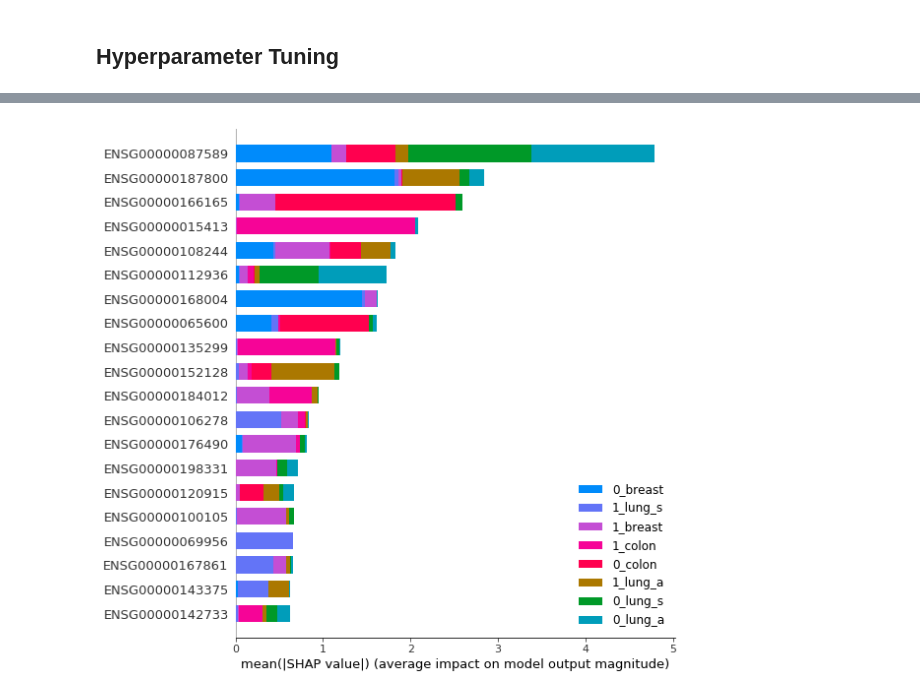
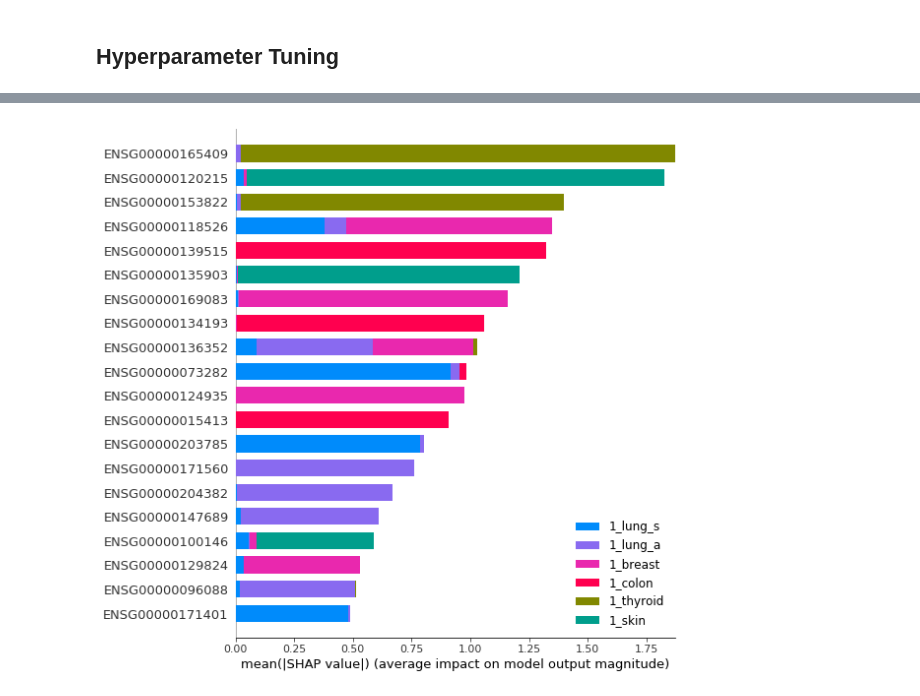
Before and after one commit to mikesamir/oncological_gene_expression_analysis, a Jupyter notebook: 1_XGBoost.ipynb, the cells around one changed output, grey strips where cells are left out. Saved outputs shown, nothing was run; the diff lists cells and outputs as text; code cells hidden in the pictures.

```diff
--- a/1_XGBoost.ipynb
+++ b/1_XGBoost.ipynb
@@ -158,14 +162,14 @@ os.environ['KMP_DUPLICATE_LIB_OK']='True'
 # %%
 from xgboost import XGBClassifier
-xgb = XGBClassifier(num_class = 6)
+xgb = XGBClassifier(num_class = 12)
 
 cv_params = {'max_depth': [7, 11],
-             'min_child_weight': [1,2],
+             'min_child_weight': [1],
              'n_estimators': [500, 1500],
-             'learning_rate': [0.1, 0.2],
+             'learning_rate': [0.1, 0.05],
              'subsample': [0.6, 0.8],
-             'colsample_bytree': [0.5, 0.8],
-             'gamma': [0.1, 0.5],
+             'colsample_bytree': [0.3, 0.5],
+             'gamma': [0.1, 0.01],
              'seed':[1888],
              'objective': ['multi:softmax']}
 
@@ -182,7 +186,7 @@ print(optimized_GBM.best_score_)
 print(optimized_GBM.best_params_)
 
 results = pd.DataFrame({"Best Score": optimized_GBM.best_score_, "Best Params": (optimized_GBM.best_params_)})
-results.to_csv("Tune_XGBoost.csv")
+results.to_csv("Tune_XGBoost_1.csv")
 
 # Optimize for accuracy since that is the metric used in the Adult Data Set notation
 # %% [output]
@@ -226,11 +247,12 @@ optimized_GBM.best_params_
 # %%
-x = {'colsample_bytree': 0.8,
- 'gamma': 0.1,
- 'learning_rate': 0.1,
- 'max_depth': 7,
- 'min_child_weight': 1,
- 'n_estimators': 1000,
- 'objective': 'multi:softmax',
- 'seed': 0,
- 'subsample': 0.8}
-y = 0.6721256684491979
+model = XGBClassifier(colsample_bytree = 0.5,
+                      gamma = 0.1,
+                      learning_rate = 0.1,
+                      max_depth = 7,
+                      num_class = 6,
+                      n_estimators = 500,
+                      objective = "multi:softmax",
+                      seed = 1888,
+                      subsample = 0.8,
+                      min_child_weight = 1)
+model.fit(X_train, y_train)
@@ -255,6 +309,6 @@ optimized_GBM.best_params_
 # %%
 explainer = shap.TreeExplainer(model)
-shap_values = explainer.shap_values(X_test.sample(100, axis = 1, random_state = 562001),approximate=True)
-shap.summary_plot(shap_values, X_test.sample(100, axis = 1, random_state = 562001), plot_type="bar", class_names = model.classes_)
+shap_values = explainer.shap_values(X_test,approximate=True)
+shap.summary_plot(shap_values, X_test, plot_type="bar", class_names = model.classes_)
 # %% [output]
-[figure, old version]
+[figure, new version]
```
Also changed, not shown: parts of 21 cells of this notebook, 6 other files.
